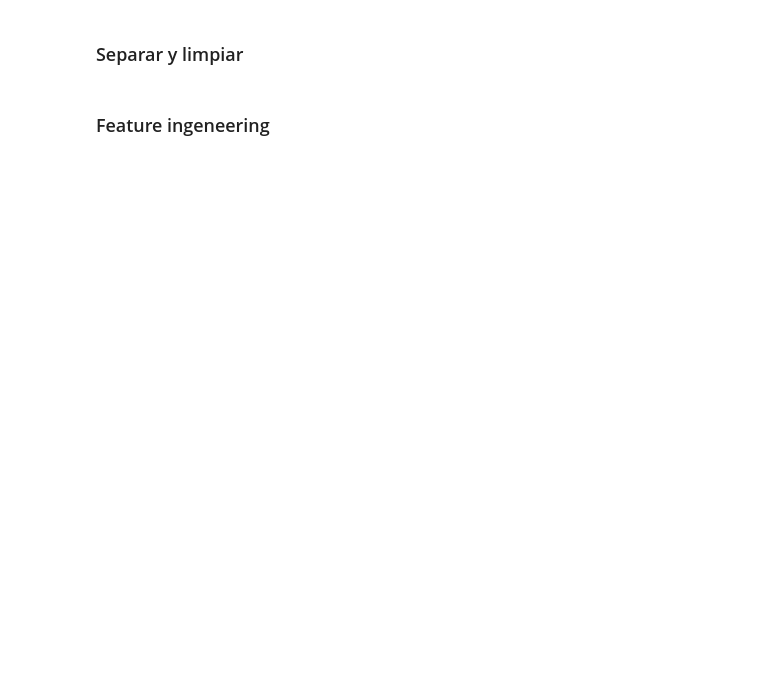
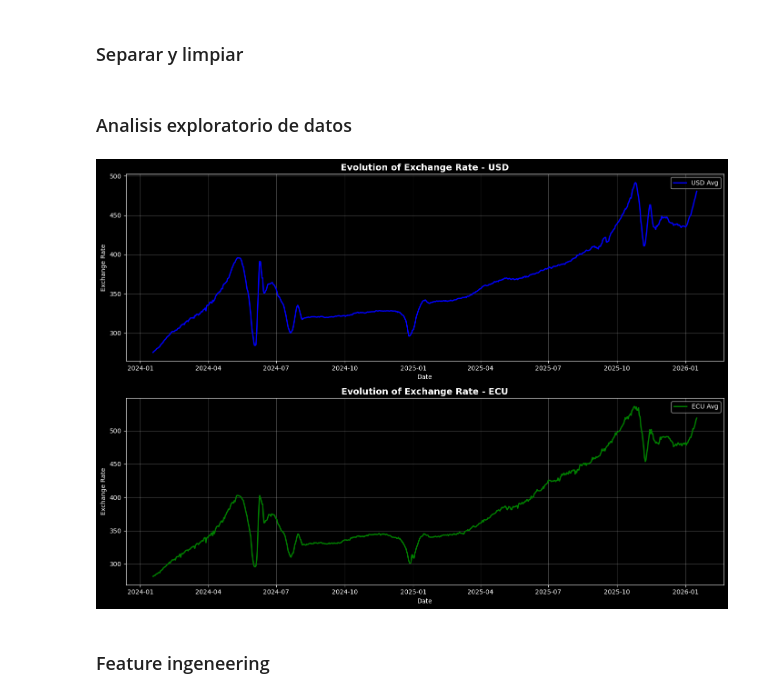
Before and after one commit to Ghavvvo/cuban_inflation_predictor, a Jupyter notebook: sample.ipynb, the cells around one changed output. Saved outputs shown, nothing was run; the diff lists cells and outputs as text; code cells hidden in the pictures; blank space fills up the shorter version.

```diff
--- a/sample.ipynb
+++ b/sample.ipynb
@@ -70,6 +60,34 @@ df_ecu = df_ecu.sort_index()
 # Ahora ya tienes df_usd y df_ecu separados desde el inicio
 df_usd = df_usd.resample('D').ffill()
 df_ecu = df_ecu.resample('D').ffill()
+# %% [markdown]
+### Analisis exploratorio de datos
+# %%
+import matplotlib.pyplot as plt
+
+# Create figure with two subplots for USD and ECU
+fig, axes = plt.subplots(2, 1, figsize=(14, 10))
+
+# Plot USD evolution
+axes[0].plot(df_usd.index, df_usd['avg'], label='USD Avg', color='blue', linewidth=2)
+axes[0].set_title('Evolution of Exchange Rate - USD', fontsize=14, fontweight='bold')
+axes[0].set_xlabel('Date')
+axes[0].set_ylabel('Exchange Rate')
+axes[0].legend()
+axes[0].grid(True, alpha=0.3)
+
+# Plot ECU evolution
+axes[1].plot(df_ecu.index, df_ecu['avg'], label='ECU Avg', color='green', linewidth=2)
+axes[1].set_title('Evolution of Exchange Rate - ECU', fontsize=14, fontweight='bold')
+axes[1].set_xlabel('Date')
+axes[1].set_ylabel('Exchange Rate')
+axes[1].legend()
+axes[1].grid(True, alpha=0.3)
+
+plt.tight_layout()
+plt.show()
+# %% [output]
+[figure, added]
 # %% [markdown]
 ### Feature ingeneering
 # %%
```
Also changed, not shown: parts of 19 cells of this notebook.
